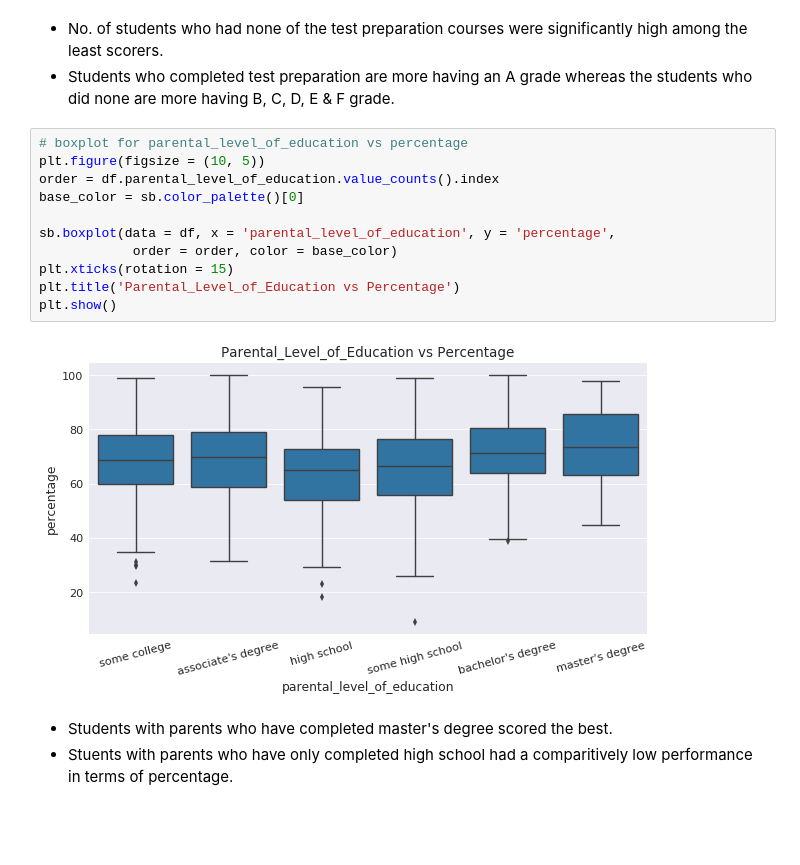
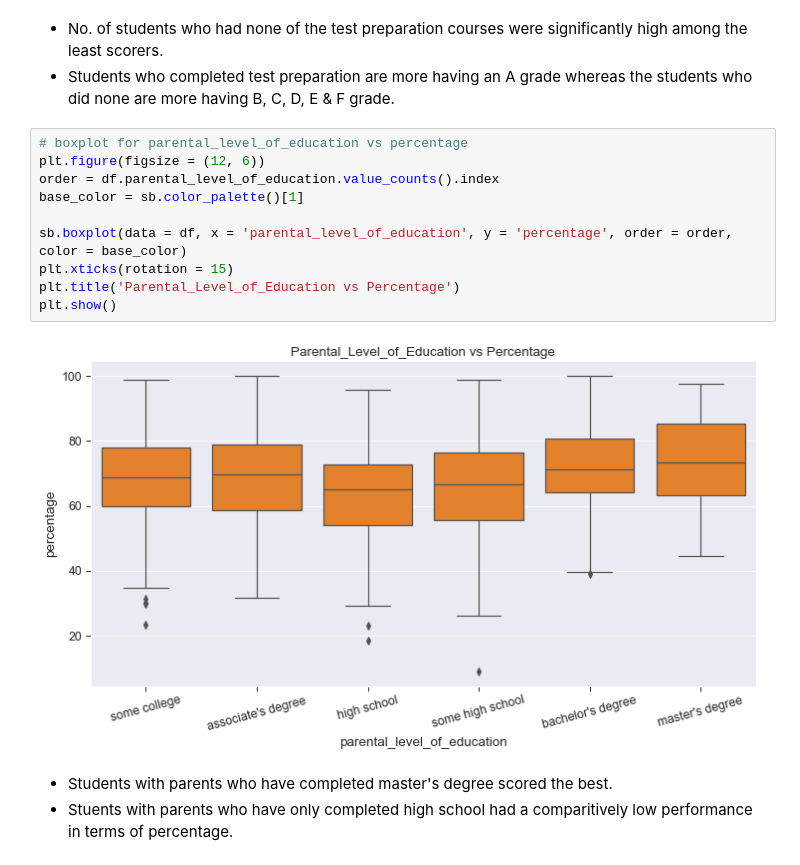
Before and after one commit to habibumrf/Communicate_Data_Findings, a Jupyter notebook: student_performance_in_exams_part_I.ipynb, the cells around one changed output. Drawn from its saved outputs; the diff is of its cells as text; blank space fills up the shorter version.

```diff
--- a/student_performance_in_exams_part_I.ipynb
+++ b/student_performance_in_exams_part_I.ipynb
@@ -383,17 +419,16 @@ plt.show()
 - Students who completed test preparation are more having an A grade whereas the students who did none are more having B, C, D, E & F grade.
 # %%
 # boxplot for parental_level_of_education vs percentage
-plt.figure(figsize = (10, 5))
+plt.figure(figsize = (12, 6))
 order = df.parental_level_of_education.value_counts().index
-base_color = sb.color_palette()[0]
+base_color = sb.color_palette()[1]
 
-sb.boxplot(data = df, x = 'parental_level_of_education', y = 'percentage',
-            order = order, color = base_color)
+sb.boxplot(data = df, x = 'parental_level_of_education', y = 'percentage', order = order, color = base_color)
 plt.xticks(rotation = 15)
 plt.title('Parental_Level_of_Education vs Percentage')
 plt.show()
 # %% [output]
-[figure, old version]
+[figure, new version]
 # %% [markdown]
 - Students with parents who have completed master's degree scored the best.
 - Stuents with parents who have only completed high school had a comparitively low performance in terms of percentage.
```
Also changed, not shown: parts of 43 cells of this notebook, 2 other files.
